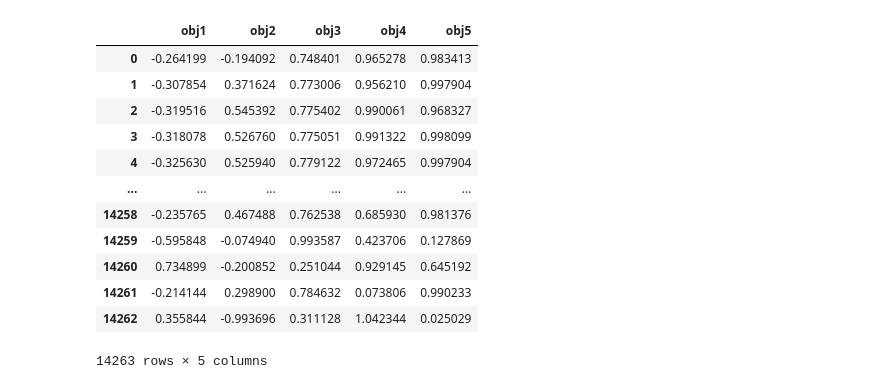
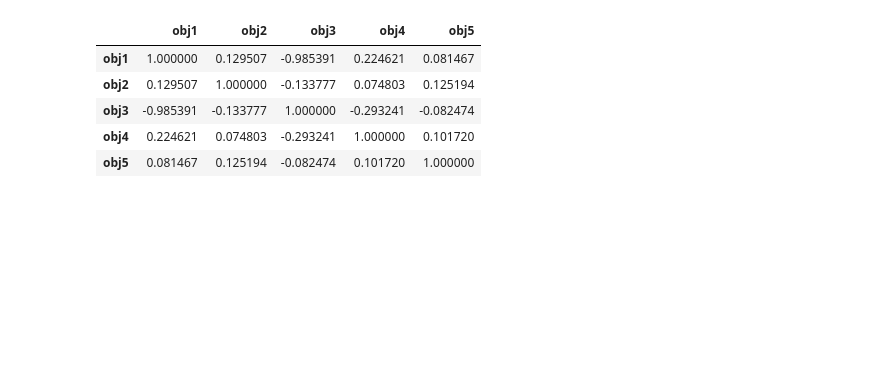
Before and after one commit to vinixnan/NormSystemOptimization, a Jupyter notebook: generateGraph.ipynb, the cells around one changed output. Drawn from its saved outputs; the diff is of its cells as text; code cells hidden in the pictures; blank space fills up the shorter version.

```diff
--- a/generateGraph.ipynb
+++ b/generateGraph.ipynb
@@ -12,21 +10,14 @@ from matplotlib import pyplot
 # %%
-df=pd.read_csv("PFconf_400_100_5_0.05_10_5000_5", sep=" ", index_col=False, header=None, names=['obj1','obj2','obj3','obj4','obj5'])
+df=pd.read_csv("PFconf_200_10_5_0.05_10_5000_5", sep=" ", index_col=False, header=None, names=['obj1','obj2','obj3','obj4','obj5'])
 # %%
-df
+df.corr()
 # %% [output]
 |  | obj1 | obj2 | obj3 | obj4 | obj5 |
-| 0 | -0.264199 | -0.194092 | 0.748401 | 0.965278 | 0.983413 |
-| 1 | -0.307854 | 0.371624 | 0.773006 | 0.956210 | 0.997904 |
-| 2 | -0.319516 | 0.545392 | 0.775402 | 0.990061 | 0.968327 |
-| 3 | -0.318078 | 0.526760 | 0.775051 | 0.991322 | 0.998099 |
-| 4 | -0.325630 | 0.525940 | 0.779122 | 0.972465 | 0.997904 |
-| ... | ... | ... | ... | ... | ... |
-| 14258 | -0.235765 | 0.467488 | 0.762538 | 0.685930 | 0.981376 |
-| 14259 | -0.595848 | -0.074940 | 0.993587 | 0.423706 | 0.127869 |
-| 14260 | 0.734899 | -0.200852 | 0.251044 | 0.929145 | 0.645192 |
-| 14261 | -0.214144 | 0.298900 | 0.784632 | 0.073806 | 0.990233 |
-| 14262 | 0.355844 | -0.993696 | 0.311128 | 1.042344 | 0.025029 |
+| obj1 | 1.000000 | 0.129507 | -0.985391 | 0.224621 | 0.081467 |
+| obj2 | 0.129507 | 1.000000 | -0.133777 | 0.074803 | 0.125194 |
+| obj3 | -0.985391 | -0.133777 | 1.000000 | -0.293241 | -0.082474 |
+| obj4 | 0.224621 | 0.074803 | -0.293241 | 1.000000 | 0.101720 |
+| obj5 | 0.081467 | 0.125194 | -0.082474 | 0.101720 | 1.000000 |
-14263 rows × 5 columns
 # %%
 def generateDF(filename, typex, runupdate, problem=None):
     cols = ["MOMBI2", "MOEADD", "NSGA-II", "SPEA2"]
```
Also changed, not shown: parts of 9 cells of this notebook, 36 other files.
